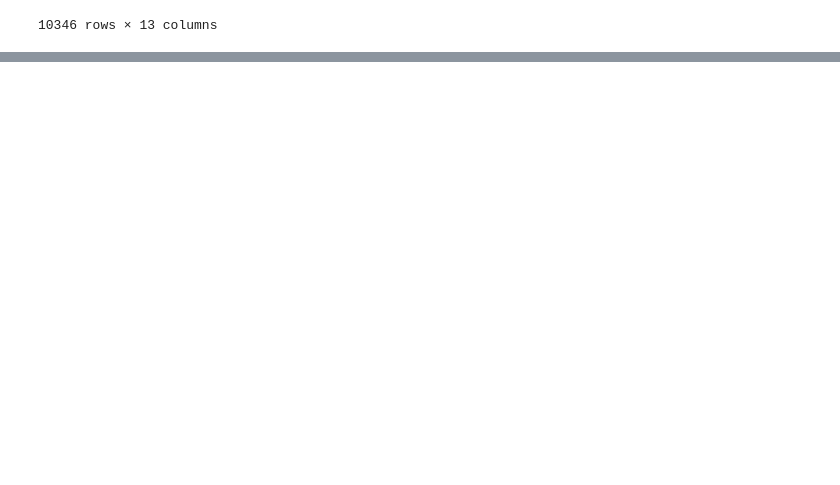
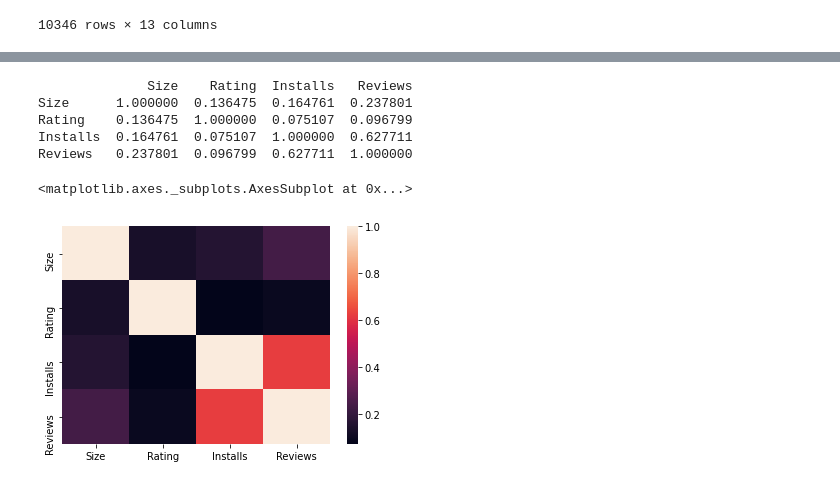
Before and after one commit to malleswarrao/playstore_app, a Jupyter notebook: Copy_of_Playstore_app_analysis_one.ipynb, the cells around one changed output, grey strips where cells are left out. Cells and saved outputs as stored; diff of their text form; code cells hidden in the pictures; blank space fills up the shorter version.

```diff
--- a/Copy_of_Playstore_app_analysis_one.ipynb
+++ b/Copy_of_Playstore_app_analysis_one.ipynb
@@ -207,0 +351,15 @@ new_cf['Installs'] = new_cf['Installs'].astype(float)
+# %%
+new_zf=new_cf[['Size','Rating','Installs','Reviews']]
+new_zf=new_zf[new_zf.Size!='Varies with device']
+new_zf['Size'] = new_zf['Size'].astype(float)
+new_zf_correlation = new_zf.corr()
+print(new_zf_correlation)
+sns.heatmap(new_zf_correlation)
+# %% [output]
+              Size    Rating  Installs   Reviews
+Size      1.000000  0.136475  0.164761  0.237801
+Rating    0.136475  1.000000  0.075107  0.096799
+Installs  0.164761  0.075107  1.000000  0.627711
+Reviews   0.237801  0.096799  0.627711  1.000000
+<matplotlib.axes._subplots.AxesSubplot at 0x...>
+[figure, added]
```
Also changed, not shown: parts of 7 cells of this notebook.
